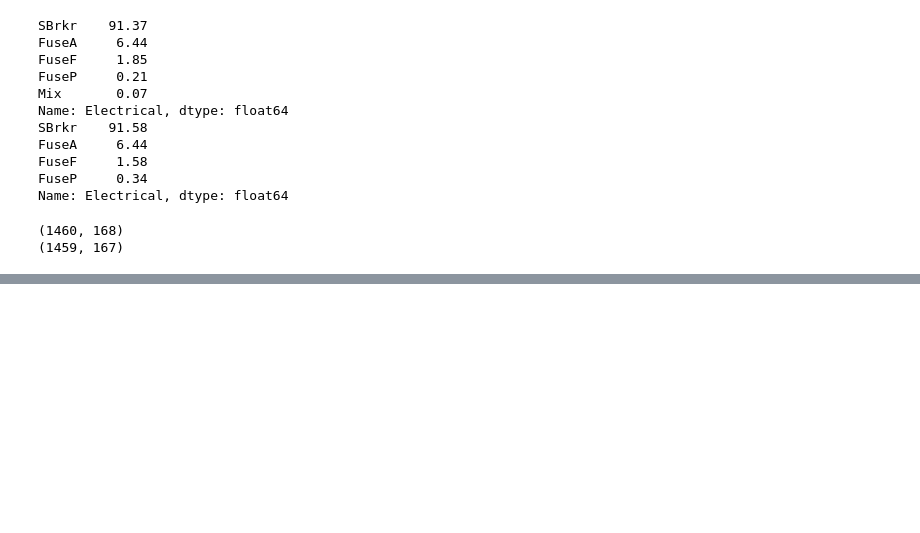
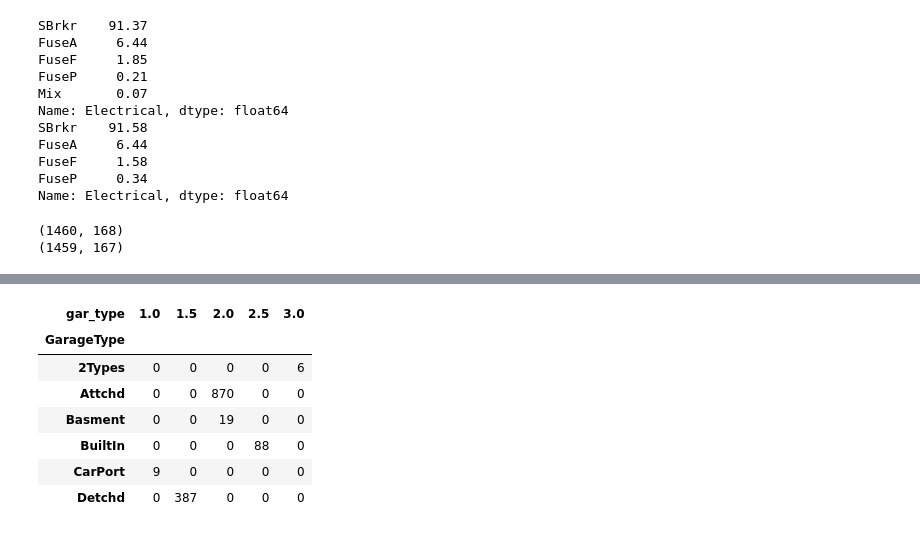
Before and after one commit to gwenkf/IowaHousePrices, a Jupyter notebook: House_Prices_Prepare_Dimitri.ipynb, the cells around one changed output, grey strips where cells are left out. Saved outputs shown, nothing was run; the diff lists cells and outputs as text; code cells hidden in the pictures; blank space fills up the shorter version.

```diff
--- a/House_Prices_Prepare_Dimitri.ipynb
+++ b/House_Prices_Prepare_Dimitri.ipynb
@@ -1402,0 +1575,9 @@ print(test.shape)
+# %%
+# Creating a quantitative variable - treating "no fireplace" as the worst level (zero)
+train['fireplace_quality'] = 0
+train.loc[train.FireplaceQu == 'Po', 'fireplace_quality'] = 1
+train.loc[train.FireplaceQu == 'Fa', 'fireplace_quality'] = 1  # same as Ben Franklin Stove
+train.loc[train.FireplaceQu == 'TA', 'fireplace_quality'] = 2
+train.loc[train.FireplaceQu == 'Gd', 'fireplace_quality'] = 3
+train.loc[train.Functional == 'Ex', 'fireplace_quality'] = 3.5
+# pd.crosstab(train.FireplaceQu, train.fireplace_quality)
@@ -1402,0 +1620,19 @@ print(test.shape)
+# %%
+# Creating a quantitative variable - treating "no garage" as the worst level (zero)
+train['gar_type'] = 0
+train.loc[train.GarageType == 'CarPort', 'gar_type'] = 1
+train.loc[train.GarageType == 'Detchd', 'gar_type'] = 1.5
+train.loc[train.GarageType == 'Attchd', 'gar_type'] = 2
+train.loc[train.GarageType == 'Basment', 'gar_type'] = 2   # same as Attached
+train.loc[train.GarageType == 'BuiltIn', 'gar_type'] = 2.5
+train.loc[train.GarageType == '2Types', 'gar_type'] = 3
+pd.crosstab(train.GarageType, train.gar_type)
+# %% [output]
+| gar_type | 1.0 | 1.5 | 2.0 | 2.5 | 3.0 |
+| GarageType |  |  |  |  |  |
+| 2Types | 0 | 0 | 0 | 0 | 6 |
+| Attchd | 0 | 0 | 870 | 0 | 0 |
+| Basment | 0 | 0 | 19 | 0 | 0 |
+| BuiltIn | 0 | 0 | 0 | 88 | 0 |
+| CarPort | 9 | 0 | 0 | 0 | 0 |
+| Detchd | 0 | 387 | 0 | 0 | 0 |
```
Also changed, not shown: parts of 99 cells of this notebook.
